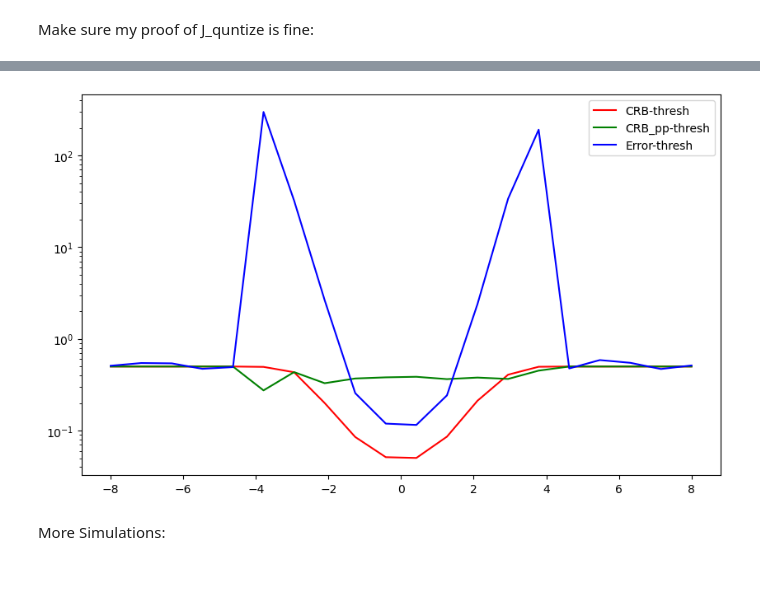
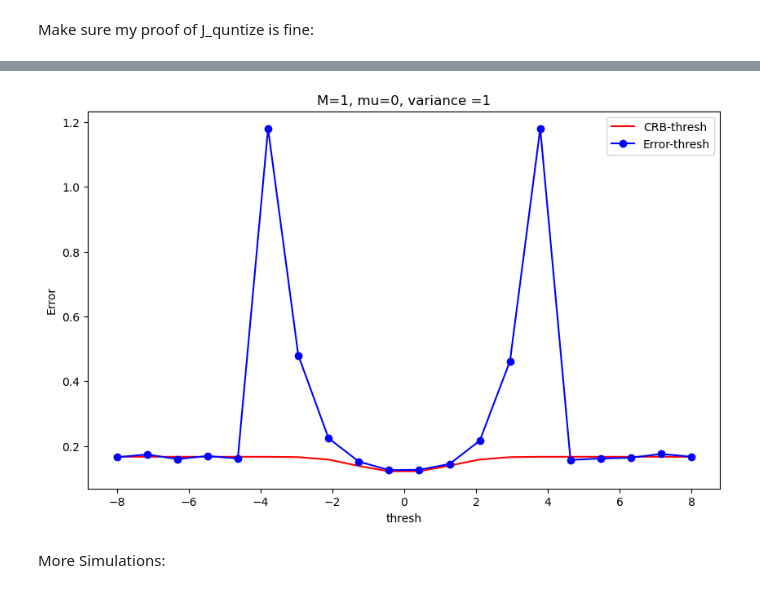
Before and after one commit to mazyaniv/Channel_Estimation, a Jupyter notebook: yaniv.ipynb, the cells around one changed output, grey strips where cells are left out. Saved outputs shown, nothing was run; the diff lists cells and outputs as text; code cells hidden in the pictures.

```diff
--- a/yaniv.ipynb
+++ b/yaniv.ipynb
@@ -505,0 +540,20 @@ plt.show()
+# %%
+sim1 = 1000
+na = 5
+nq = 5
+sigma_space_new = np.logspace(-1,1,20)
+matrix_const = Matrix(na,nq)
+L_Estimator_analytic1 = [MSE_zertothresh_analytic(sigma_space_new[i],sigma_space_new[i], na,nq) for i in range(len(sigma_space_new))]
+Estimator_mixed1 = [mixed_estimator(sigma_space_new[i],sigma_space_new[i], na+nq,range(na,na+nq), Matrix(na+nq,0), sim1, epsilon=0.1, thresh_real=0,thresh_im=0) for i in range(len(sigma_space_new))]
+Estimator_mixed2 = [mixed_estimator(sigma_space_new[i],sigma_space_new[i], na+nq,[0,2,4,6,8], Matrix(na+nq,0), sim1, epsilon=0.1, thresh_real=0,thresh_im=0) for i in range(len(sigma_space_new))]
+
+######################
+fig = plt.figure(figsize=(10, 6))
+plt.plot(10*np.log10(1/sigma_space_new), L_Estimator_analytic1, color = "green", label = "L")
+plt.plot(10*np.log10(1/sigma_space_new), Estimator_mixed1, color = "red", label = "Mixed")
+plt.plot(10*np.log10(1/sigma_space_new), Estimator_mixed2, color = "blue", label = "Mixed2")
+plt.title("M={}, mu={}, variance ={}".format(M,mu,round(2*pow(sigma_teta,2))))
+plt.yscale('log')
+plt.xlabel("SNR [dB]")
+plt.legend()
+plt.show()
@@ -506,26 +562,28 @@ plt.show()
 # %%
-new_sim=100
+mu = 0
+new_sim=1000
 thresh_space = np.linspace(-8,8,20)
 matrix_const = Matrix(na,nq)
 thresh_const = np.ones((M*nq, 1))
 # thresh_real = thresh_G(nq,matrix_const[1])[0]
 # thresh_imag = thresh_G(nq,matrix_const[1])[1]
 
-L_Estimator_numerical = [MSE_general_numerical(1,1, na,nq, matrix_const, new_sim,epsilon,thresh_space[i]*thresh_const,thresh_space[i]*thresh_const) for i in range(len(thresh_space))]
+L_Estimator_numerical = [MSE_general_numerical(1,1, na,nq, matrix_const, new_sim,0.1,thresh_space[i]*thresh_const,thresh_space[i]*thresh_const) for i in range(len(thresh_space))]
 CRB1 = [CRB(1,1,na,nq,matrix_const,1,new_sim,thresh_space[i]*thresh_const,thresh_space[i]*thresh_const) for i in range(len(thresh_space))]
-CRB_pp1 = [CRB_pp2(1,1,na,nq,matrix_const,new_sim,thresh_space[i]*thresh_const,thresh_space[i]*thresh_const) for i in range(len(thresh_space))]
+# CRB_pp1 = [CRB_pp2(1,1,na,nq,matrix_const,new_sim,thresh_space[i]*thresh_const,thresh_space[i]*thresh_const) for i in range(len(thresh_space))]
 ######################
 fig = plt.figure(figsize=(10, 6))
 plt.plot(thresh_space, CRB1, color="red", label='CRB-thresh')
-plt.plot(thresh_space, CRB_pp1, color="green", label='CRB_pp-thresh')
-plt.plot(thresh_space, L_Estimator_numerical, color="blue", label='Error-thresh')
+# plt.plot(thresh_space, CRB_pp1, color="green", label='CRB_pp-thresh')
+plt.plot(thresh_space, L_Estimator_numerical, marker="o",color="blue", label='Error-thresh')
 
-#plt.title("M={}, mu={}, variance ={}".format(M,mu,round(2*pow(sigma_teta,2))))
-plt.yscale('log')
+plt.title("M={}, mu={}, variance ={}".format(M,mu,round(2*pow(sigma_teta,2))))
+plt.ylabel("Error")
+plt.xlabel("thresh")
 plt.legend()
 plt.show()
 # %% [output]
-[figure, old version]
+[figure, new version]
 # %% [markdown]
 More Simulations:
 # %%
```
Also changed, not shown: parts of 8 cells of this notebook.
